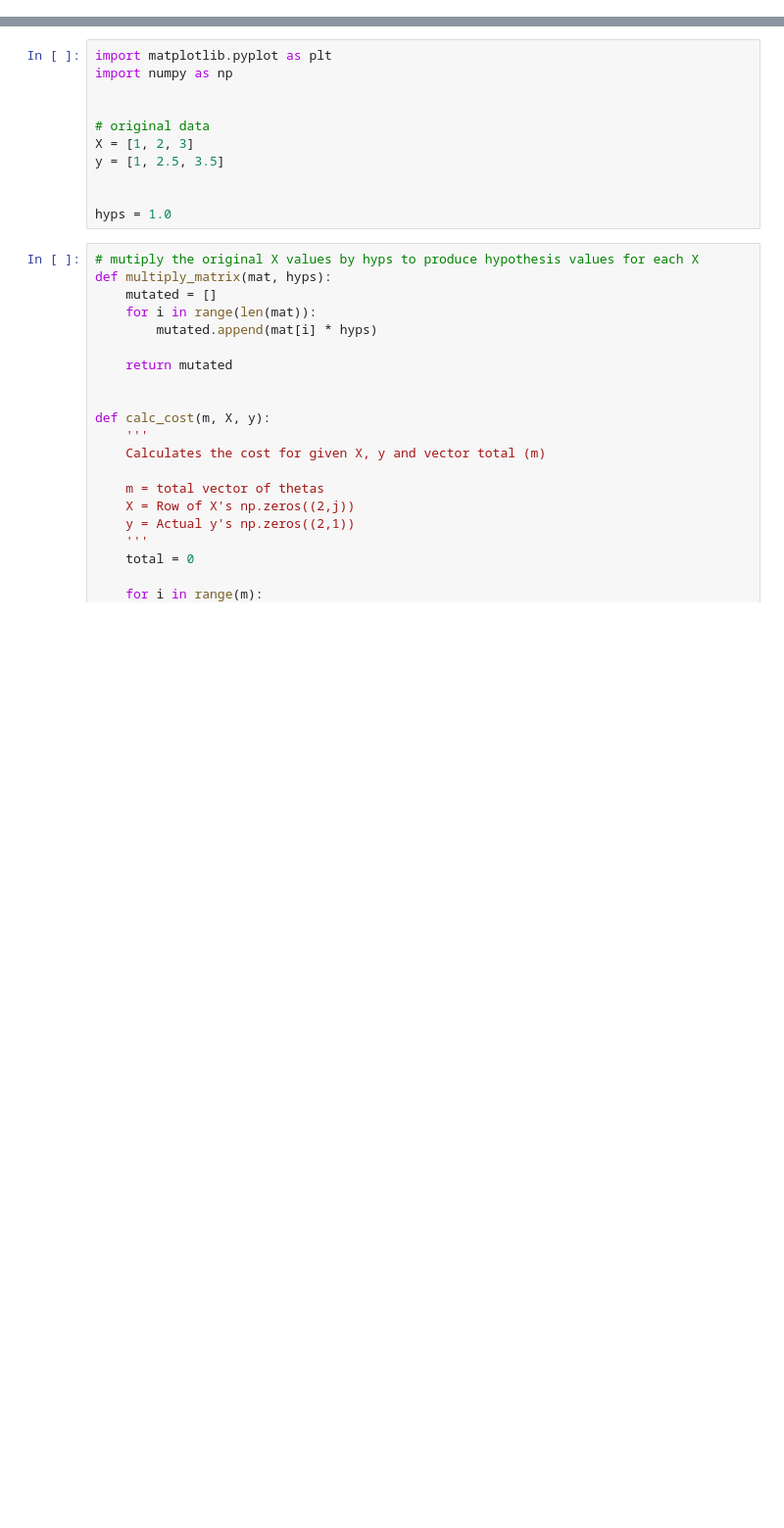
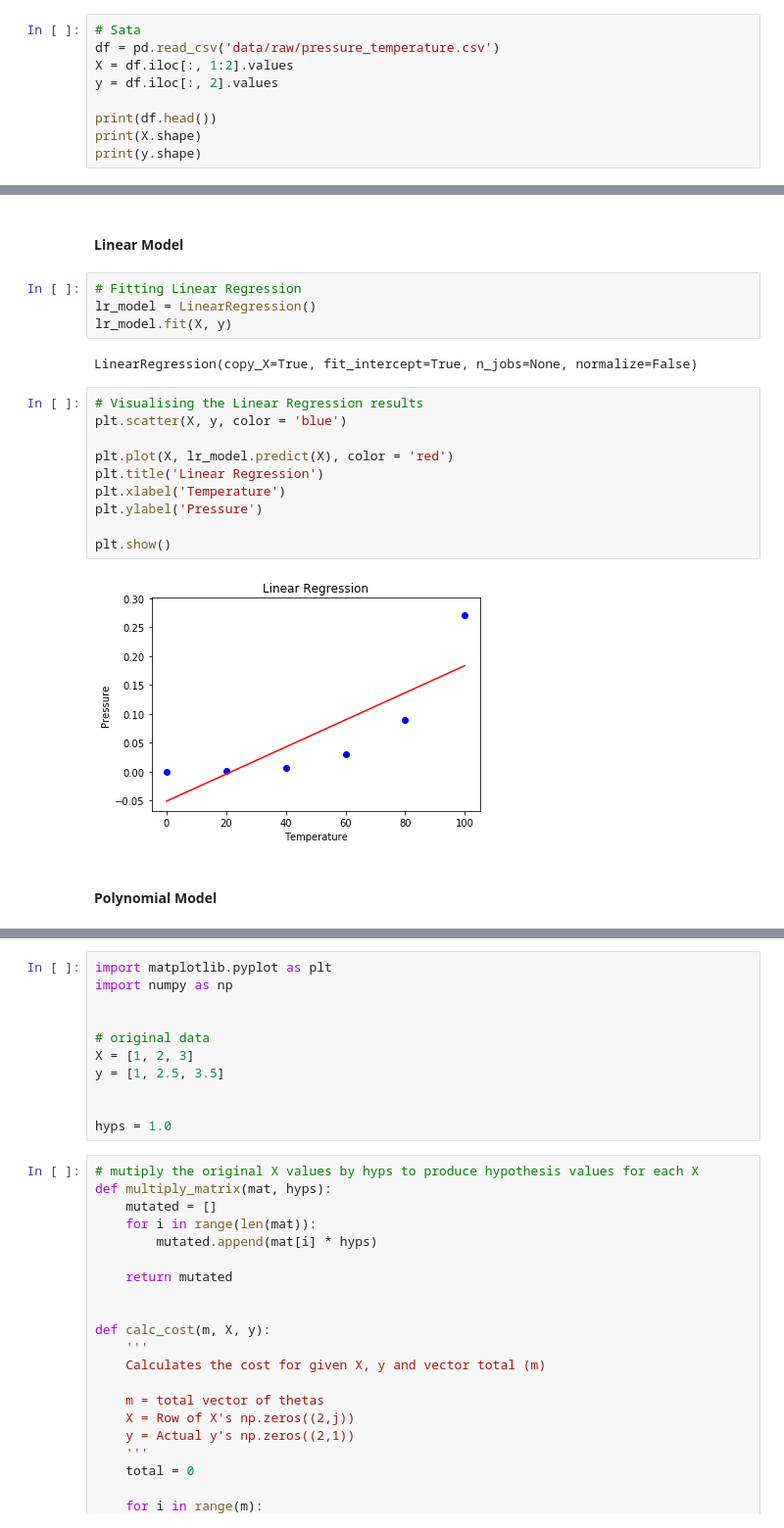
Before and after one commit to brunocampos01/machine-learning, a Jupyter notebook: supervised_learning/linear_models/linear_regression/readme.ipynb, the cells around one changed output, grey strips where cells are left out. Shown at 98% size. Saved outputs shown, nothing was run; the diff lists cells and outputs as text; blank space fills up the shorter version.

Commit message:
feat: add polynomial model

```diff
--- a/supervised_learning/linear_models/linear_regression/readme.ipynb
+++ b/supervised_learning/linear_models/linear_regression/readme.ipynb
@@ -124,0 +152,9 @@ Na prática, depende muito pois o que causa é a alteração no _learning rate_.
+# %%
+# Sata
+df = pd.read_csv('data/raw/pressure_temperature.csv')
+X = df.iloc[:, 1:2].values
+y = df.iloc[:, 2].values
+
+print(df.head())
+print(X.shape)
+print(y.shape)
@@ -124,0 +170,22 @@ Na prática, depende muito pois o que causa é a alteração no _learning rate_.
+# %% [markdown]
+#### Linear Model
+# %%
+# Fitting Linear Regression
+lr_model = LinearRegression()
+lr_model.fit(X, y)
+# %% [output]
+LinearRegression(copy_X=True, fit_intercept=True, n_jobs=None, normalize=False)
+# %%
+# Visualising the Linear Regression results
+plt.scatter(X, y, color = 'blue')
+
+plt.plot(X, lr_model.predict(X), color = 'red')
+plt.title('Linear Regression')
+plt.xlabel('Temperature')
+plt.ylabel('Pressure')
+
+plt.show()
+# %% [output]
+[figure, added]
+# %% [markdown]
+#### Polynomial Model
```
Also changed, not shown: parts of 65 cells of this notebook, 26 other files.
